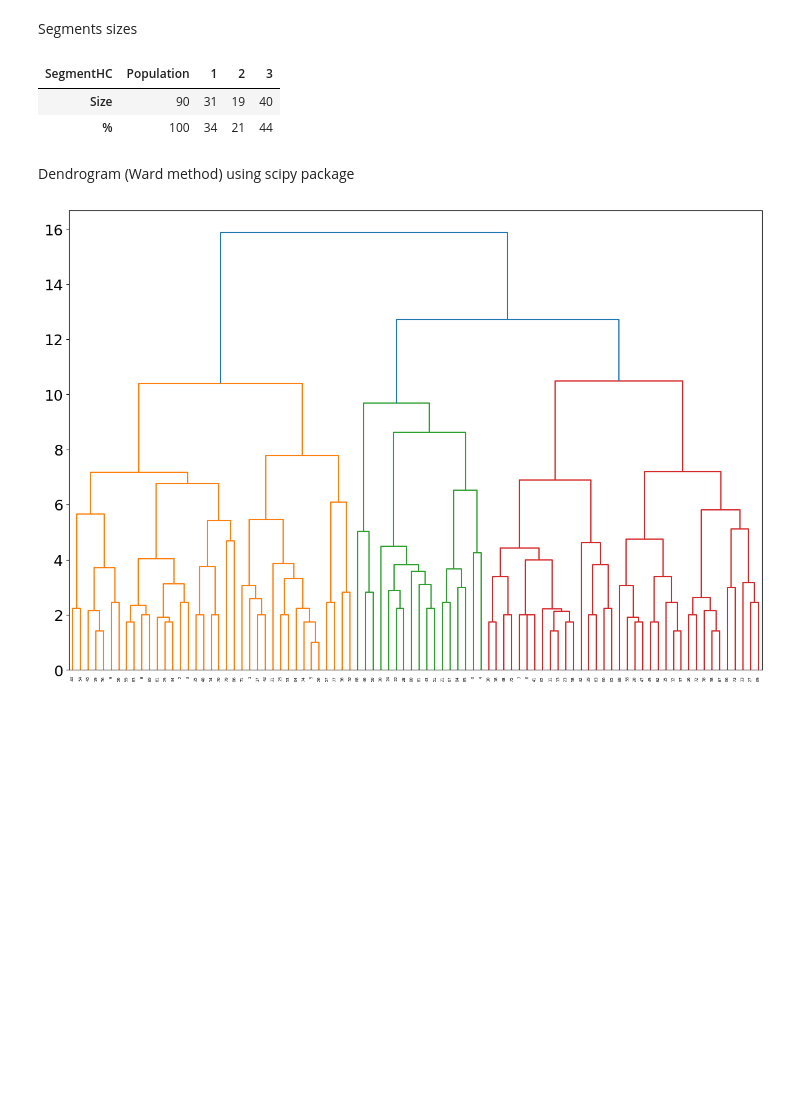
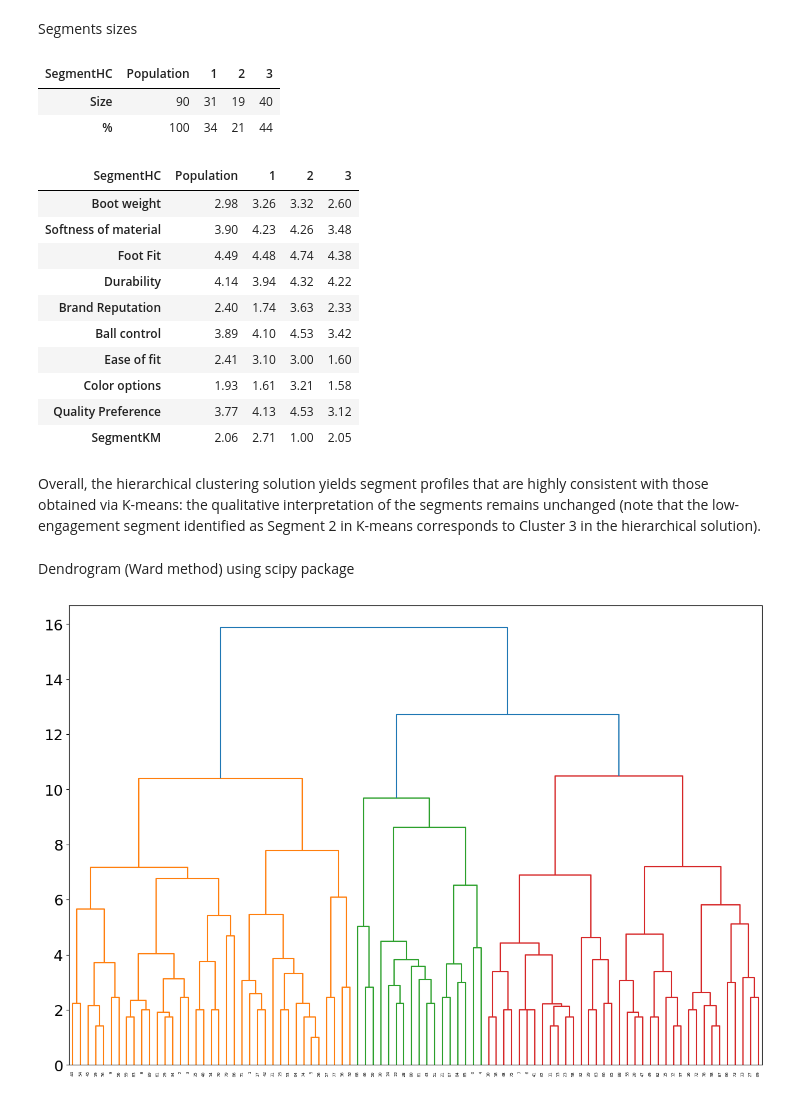
Before and after one commit to FraSeb6/Maketing_analysis, a Jupyter notebook: Marketing_project_Group_2.ipynb, the cells around one changed output. Cells and saved outputs as stored; diff of their text form; code cells hidden in the pictures; blank space fills up the shorter version.

Commit message:
add variables means for HC

```diff
--- a/Marketing_project_Group_2.ipynb
+++ b/Marketing_project_Group_2.ipynb
@@ -321,6 +321,24 @@ akuna_segmentation_data_SizesHC
 | SegmentHC | Population | 1 | 2 | 3 |
 | Size | 90 | 31 | 19 | 40 |
 | % | 100 | 34 | 21 | 44 |
+# %%
+akuna_segmentation_data_meansHC = akuna_segmentation_data.groupby("SegmentHC").mean().T
+akuna_segmentation_data_meansHC.insert(0,"Population", akuna_segmentation_data.drop(columns="SegmentHC").mean())
+akuna_segmentation_data_meansHC.round(2)
+# %% [output]
+| SegmentHC | Population | 1 | 2 | 3 |
+| Boot weight | 2.98 | 3.26 | 3.32 | 2.60 |
+| Softness of material | 3.90 | 4.23 | 4.26 | 3.48 |
+| Foot Fit | 4.49 | 4.48 | 4.74 | 4.38 |
+| Durability | 4.14 | 3.94 | 4.32 | 4.22 |
+| Brand Reputation | 2.40 | 1.74 | 3.63 | 2.33 |
+| Ball control | 3.89 | 4.10 | 4.53 | 3.42 |
+| Ease of fit | 2.41 | 3.10 | 3.00 | 1.60 |
+| Color options | 1.93 | 1.61 | 3.21 | 1.58 |
+| Quality Preference | 3.77 | 4.13 | 4.53 | 3.12 |
+| SegmentKM | 2.06 | 2.71 | 1.00 | 2.05 |
+# %% [markdown]
+Overall, the hierarchical clustering solution yields segment profiles that are highly consistent with those obtained via K-means: the qualitative interpretation of the segments remains unchanged (note that the low-engagement segment identified as Segment 2 in K-means corresponds to Cluster 3 in the hierarchical solution).
 # %% [markdown]
 Dendrogram (Ward method) using scipy package
 # %%
```
Also changed, not shown: parts of 3 cells of this notebook.
